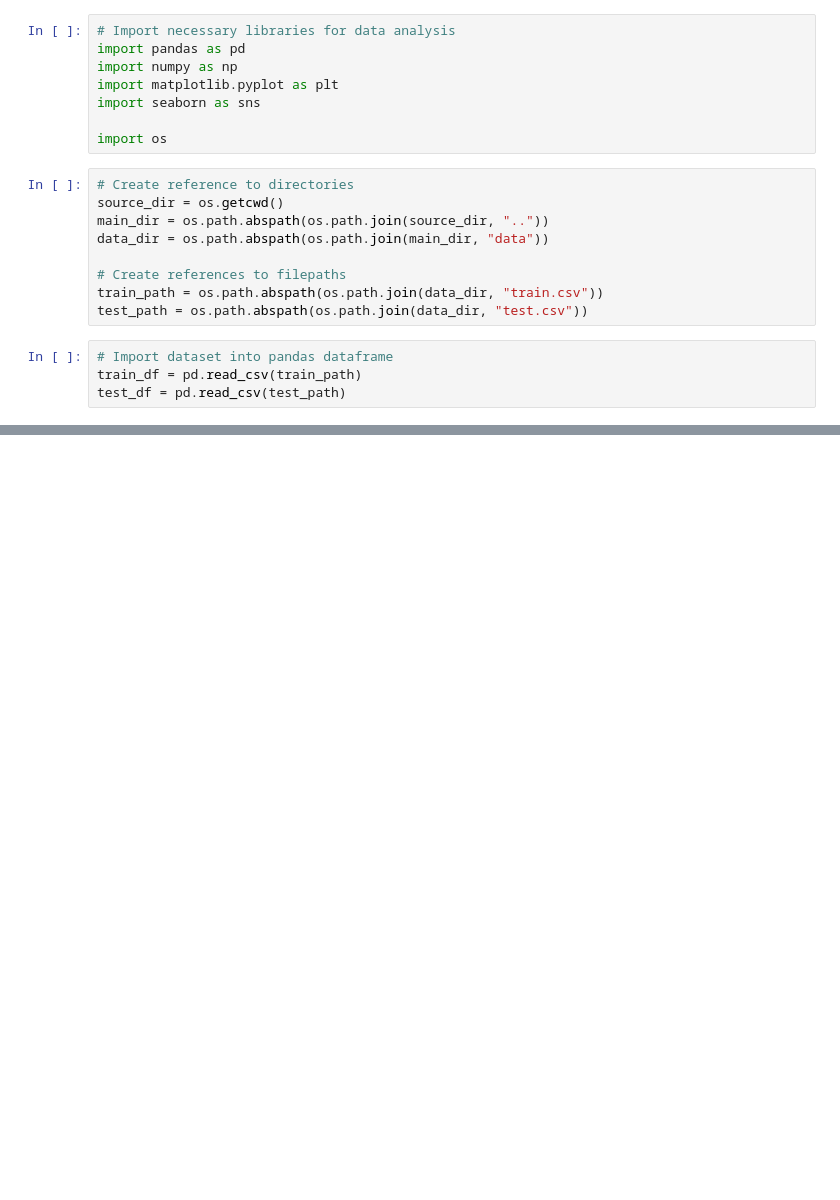
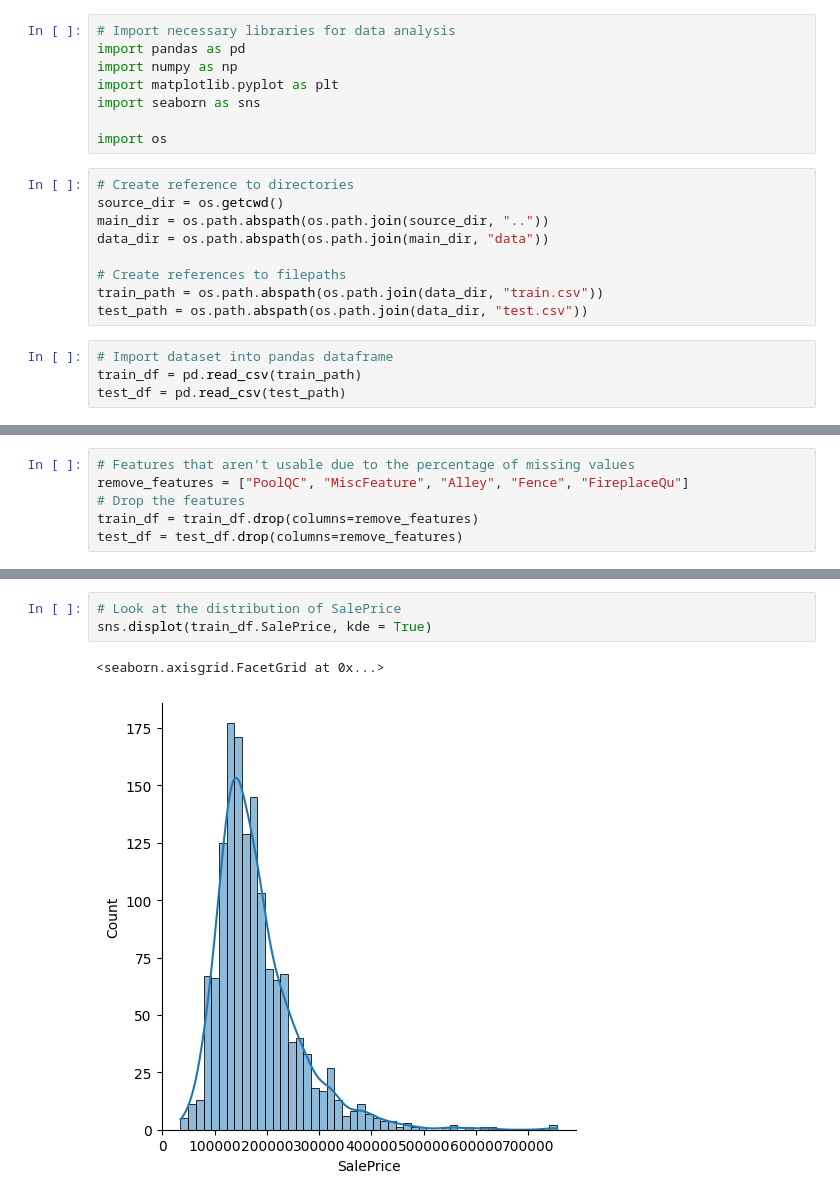
Before and after one commit to jsninoladino/housing_prices, a Jupyter notebook: source/source.ipynb, the cells around one changed output, grey strips where cells are left out. Saved outputs shown, nothing was run; the diff lists cells and outputs as text; blank space fills up the shorter version.

```diff
--- a/source/source.ipynb
+++ b/source/source.ipynb
@@ -32,0 +63,6 @@ train_df.head()
+# %%
+# Features that aren't usable due to the percentage of missing values
+remove_features = ["PoolQC", "MiscFeature", "Alley", "Fence", "FireplaceQu"]
+# Drop the features
+train_df = train_df.drop(columns=remove_features)
+test_df = test_df.drop(columns=remove_features)
@@ -32,0 +79,6 @@ train_df.head()
+# %%
+# Look at the distribution of SalePrice
+sns.displot(train_df.SalePrice, kde = True)
+# %% [output]
+<seaborn.axisgrid.FacetGrid at 0x...>
+[figure, added]
```
Also changed, not shown: parts of 7 cells of this notebook, 1 other file.
